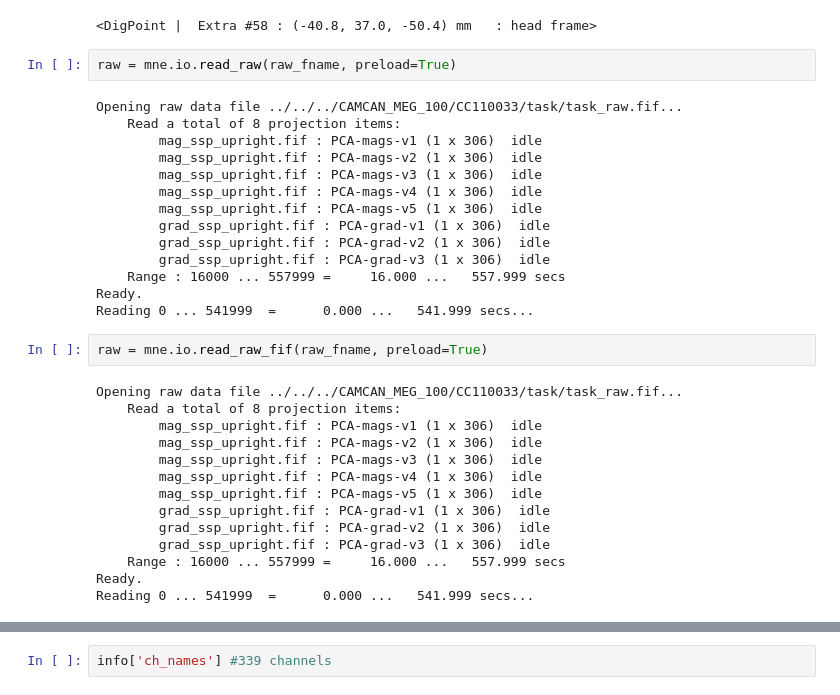
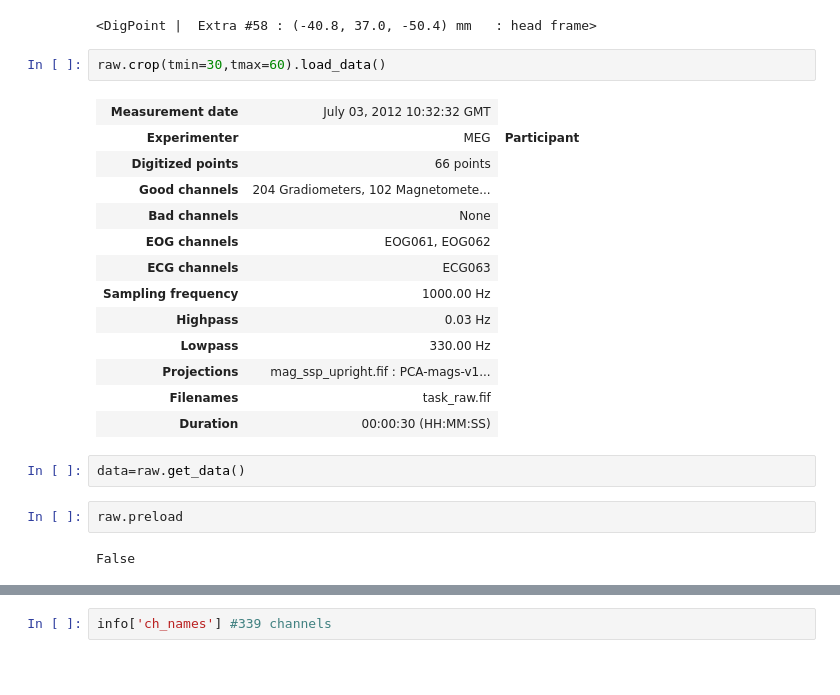
Before and after one commit to zhibinz2/MEG_EEG_Source_Localization, a Jupyter notebook: test_scripts/EEG_chan/import_EEG_chan.ipynb, the cells around one changed output, grey strips where cells are left out. Drawn from its saved outputs; the diff is of its cells as text; blank space fills up the shorter version.

```diff
--- a/test_scripts/EEG_chan/import_EEG_chan.ipynb
+++ b/test_scripts/EEG_chan/import_EEG_chan.ipynb
@@ -31,38 +41,28 @@ dict_keys(['acq_pars', 'acq_stim', 'ctf_head_t', 'description', 'dev_ctf_t', 'di
 info['dig'][65] #66 chan
 # %% [output]
 <DigPoint |  Extra #58 : (-40.8, 37.0, -50.4) mm   : head frame>
-# %%
-raw = mne.io.read_raw(raw_fname, preload=True)
-# %% [output]
-Opening raw data file ../../../CAMCAN_MEG_100/CC110033/task/task_raw.fif...
-    Read a total of 8 projection items:
-        mag_ssp_upright.fif : PCA-mags-v1 (1 x 306)  idle
-        mag_ssp_upright.fif : PCA-mags-v2 (1 x 306)  idle
-        mag_ssp_upright.fif : PCA-mags-v3 (1 x 306)  idle
-        mag_ssp_upright.fif : PCA-mags-v4 (1 x 306)  idle
-        mag_ssp_upright.fif : PCA-mags-v5 (1 x 306)  idle
-        grad_ssp_upright.fif : PCA-grad-v1 (1 x 306)  idle
-        grad_ssp_upright.fif : PCA-grad-v2 (1 x 306)  idle
-        grad_ssp_upright.fif : PCA-grad-v3 (1 x 306)  idle
-    Range : 16000 ... 557999 =     16.000 ...   557.999 secs
-Ready.
-Reading 0 ... 541999  =      0.000 ...   541.999 secs...
-# %%
-raw = mne.io.read_raw_fif(raw_fname, preload=True)
-# %% [output]
-Opening raw data file ../../../CAMCAN_MEG_100/CC110033/task/task_raw.fif...
-    Read a total of 8 projection items:
-        mag_ssp_upright.fif : PCA-mags-v1 (1 x 306)  idle
-        mag_ssp_upright.fif : PCA-mags-v2 (1 x 306)  idle
-        mag_ssp_upright.fif : PCA-mags-v3 (1 x 306)  idle
-        mag_ssp_upright.fif : PCA-mags-v4 (1 x 306)  idle
-        mag_ssp_upright.fif : PCA-mags-v5 (1 x 306)  idle
-        grad_ssp_upright.fif : PCA-grad-v1 (1 x 306)  idle
-        grad_ssp_upright.fif : PCA-grad-v2 (1 x 306)  idle
-        grad_ssp_upright.fif : PCA-grad-v3 (1 x 306)  idle
-    Range : 16000 ... 557999 =     16.000 ...   557.999 secs
-Ready.
-Reading 0 ... 541999  =      0.000 ...   541.999 secs...
+# %%
+raw.crop(tmin=30,tmax=60).load_data()
+# %% [output]
+| Measurement date | July 03, 2012 10:32:32 GMT |
+| Experimenter | MEG | Participant |
+| Digitized points | 66 points |
+| Good channels | 204 Gradiometers, 102 Magnetomete... |
+| Bad channels | None |
+| EOG channels | EOG061, EOG062 |
+| ECG channels | ECG063 |
+| Sampling frequency | 1000.00 Hz |
+| Highpass | 0.03 Hz |
+| Lowpass | 330.00 Hz |
+| Projections | mag_ssp_upright.fif : PCA-mags-v1... |
+| Filenames | task_raw.fif |
+| Duration | 00:00:30 (HH:MM:SS) |
+# %%
+data=raw.get_data()
+# %%
+raw.preload
+# %% [output]
+False
 # %%
 # https://mne.tools/stable/auto_tutorials/intro/10_overview.html#sphx-glr-auto-tutorials-intro-10-overview-py
 sample_data_folder = mne.datasets.sample.data_path()
```
Also changed, not shown: parts of 18 cells of this notebook, 1 other file.
